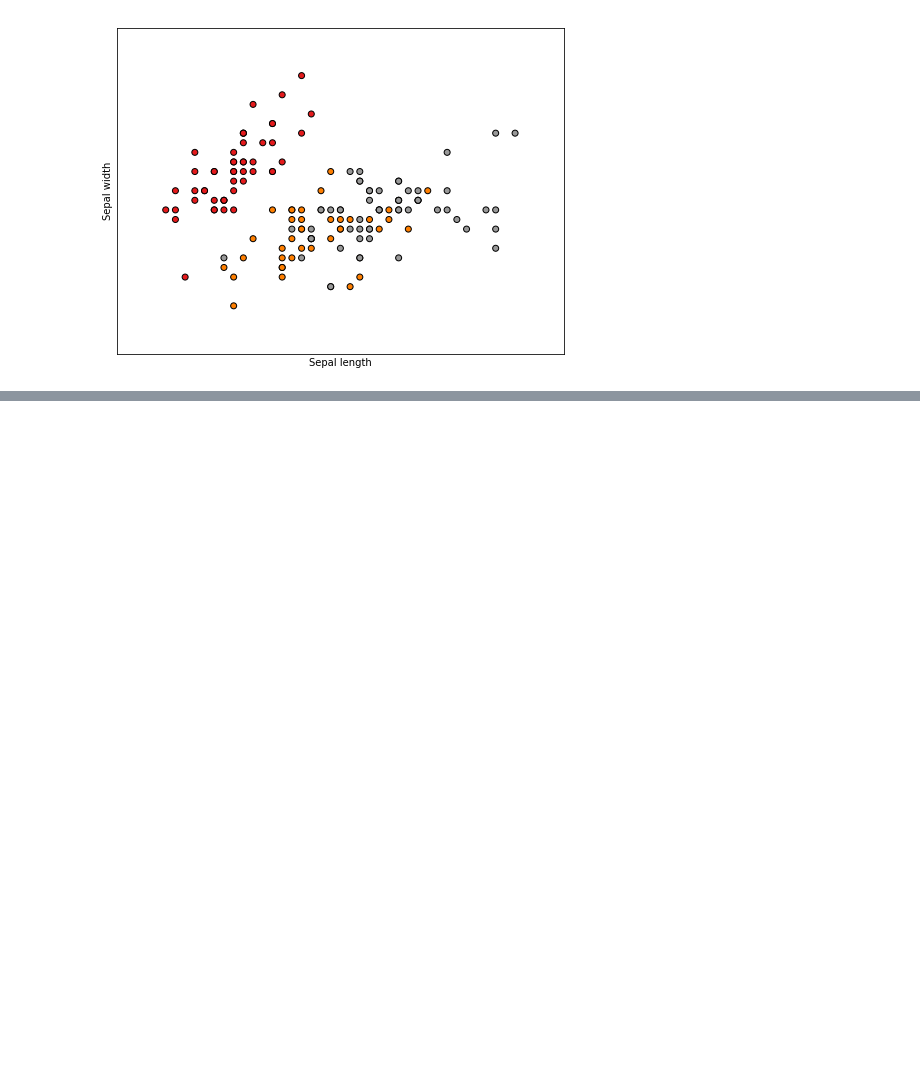
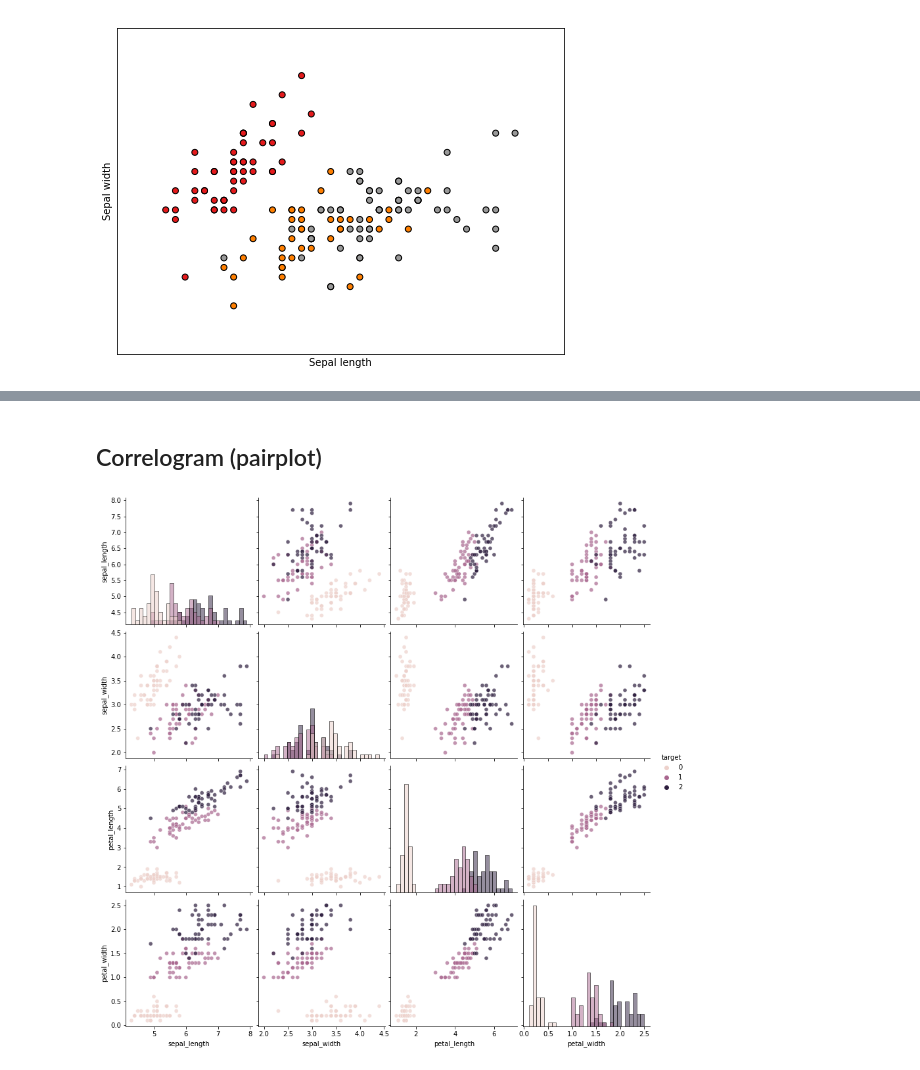
Before and after one commit to gizotso/Python, a Jupyter notebook: NoteBooks/plot_iris_dataset.ipynb, the cells around one changed output, grey strips where cells are left out. Saved outputs shown, nothing was run; the diff lists cells and outputs as text; code cells hidden in the pictures; blank space fills up the shorter version.

```diff
--- a/NoteBooks/plot_iris_dataset.ipynb
+++ b/NoteBooks/plot_iris_dataset.ipynb
@@ -71,0 +74,13 @@ Automatically created module for IPython interactive environment
+# %%
+from sklearn import datasets
+import pandas as pd
+# import some data to play with
+iris = datasets.load_iris()
+df = pd.DataFrame(data=iris.data, columns=["sepal_length", "sepal_width", "petal_length", "petal_width"])
+                                 # columns=iris.feature_names
+df["target"] = iris.target
+# df["target"] = pd.Series(iris.target)
+df["Species"] = pd.Categorical.from_codes(iris.target, iris.target_names)
+# Note : the target is numerical while Species is categorical which has effect on default colors on seaborn plots
+
+df.head()
@@ -71,0 +94,7 @@ Automatically created module for IPython interactive environment
+# %%
+from sklearn import datasets
+import pandas as pd
+
+iris = datasets.load_iris()
+df = pd.DataFrame(data=iris.data, columns=iris.feature_names)
+df.head()
@@ -71,0 +108,14 @@ Automatically created module for IPython interactive environment
+# %% [markdown]
+## Correlogram (pairplot)
+# %%
+import seaborn as sns
+
+# We will plot a subset of the data to keep the plot readable and make the
+# plotting faster
+n_samples_to_plot = 5000
+columns = ['sepal_length', 'sepal_width', 'petal_length', 'petal_width']
+_ = sns.pairplot(data=df[:n_samples_to_plot], vars=columns,
+                 hue='target', plot_kws={'alpha': 0.7},
+                 height=3, diag_kind='hist', diag_kws={'bins': 30})
+# %% [output]
+[figure, added]
```
Also changed, not shown: parts of 8 cells of this notebook, 8 other files.
